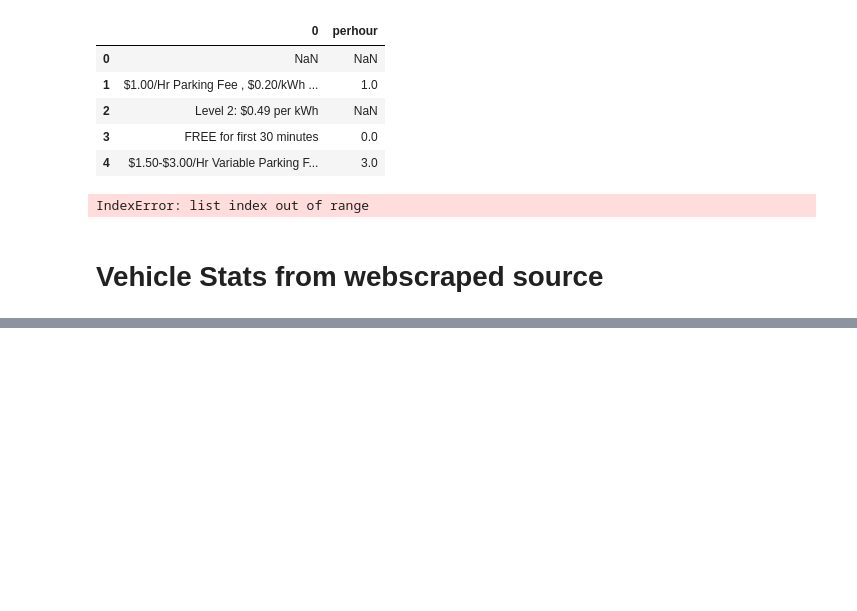
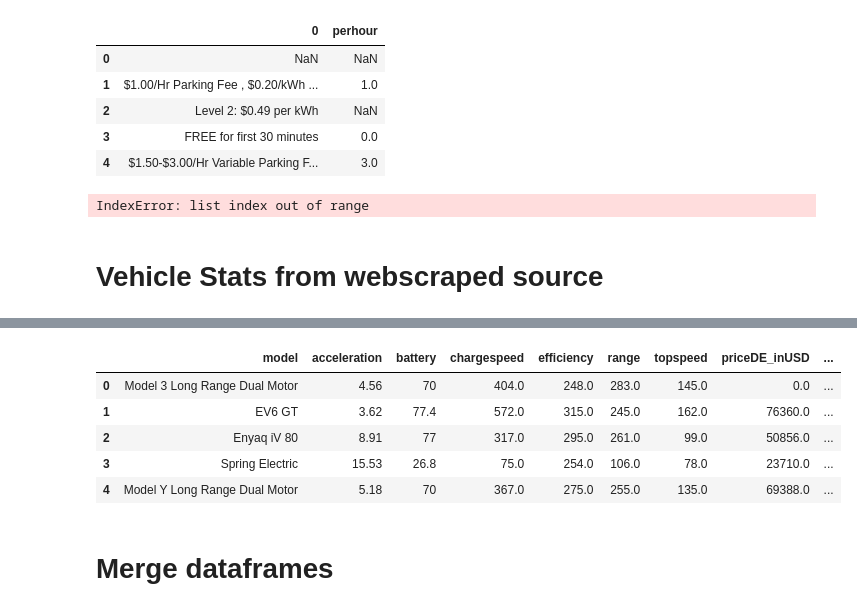
Before and after one commit to mnel011/EV-Practicality, a Jupyter notebook: EV Clean and Merge.ipynb, the cells around one changed output, grey strips where cells are left out. Drawn from its saved outputs; the diff is of its cells as text; code cells hidden in the pictures; blank space fills up the shorter version.

```diff
--- a/EV Clean and Merge.ipynb
+++ b/EV Clean and Merge.ipynb
@@ -454,0 +728,12 @@ df_car2.head()
+# %%
+df_car2['priceUSD'] = df_car2[["priceDE_inUSD", "priceUK_inUSD"]].max(axis=1)
+df_car2.head()
+# %% [output]
+|  | model | acceleration | battery | chargespeed | efficiency | range | topspeed | priceDE_inUSD | ... |
+| 0 | Model 3 Long Range Dual Motor | 4.56 | 70 | 404.0 | 248.0 | 283.0 | 145.0 | 0.0 | ... |
+| 1 | EV6 GT | 3.62 | 77.4 | 572.0 | 315.0 | 245.0 | 162.0 | 76360.0 | ... |
+| 2 | Enyaq iV 80 | 8.91 | 77 | 317.0 | 295.0 | 261.0 | 99.0 | 50856.0 | ... |
+| 3 | Spring Electric | 15.53 | 26.8 | 75.0 | 254.0 | 106.0 | 78.0 | 23710.0 | ... |
+| 4 | Model Y Long Range Dual Motor | 5.18 | 70 | 367.0 | 275.0 | 255.0 | 135.0 | 69388.0 | ... |
+# %% [markdown]
+# Merge dataframes
```
Also changed, not shown: parts of 36 cells of this notebook.
